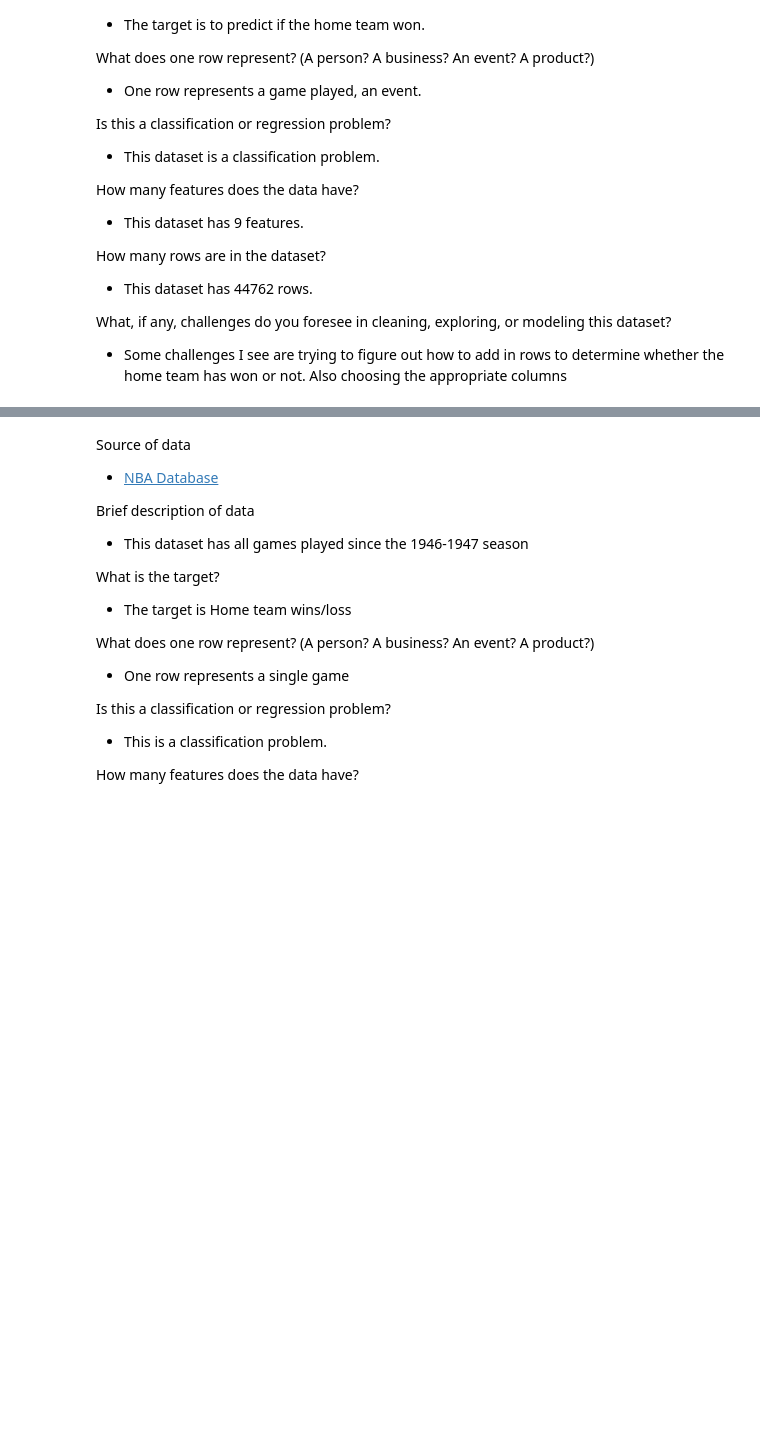
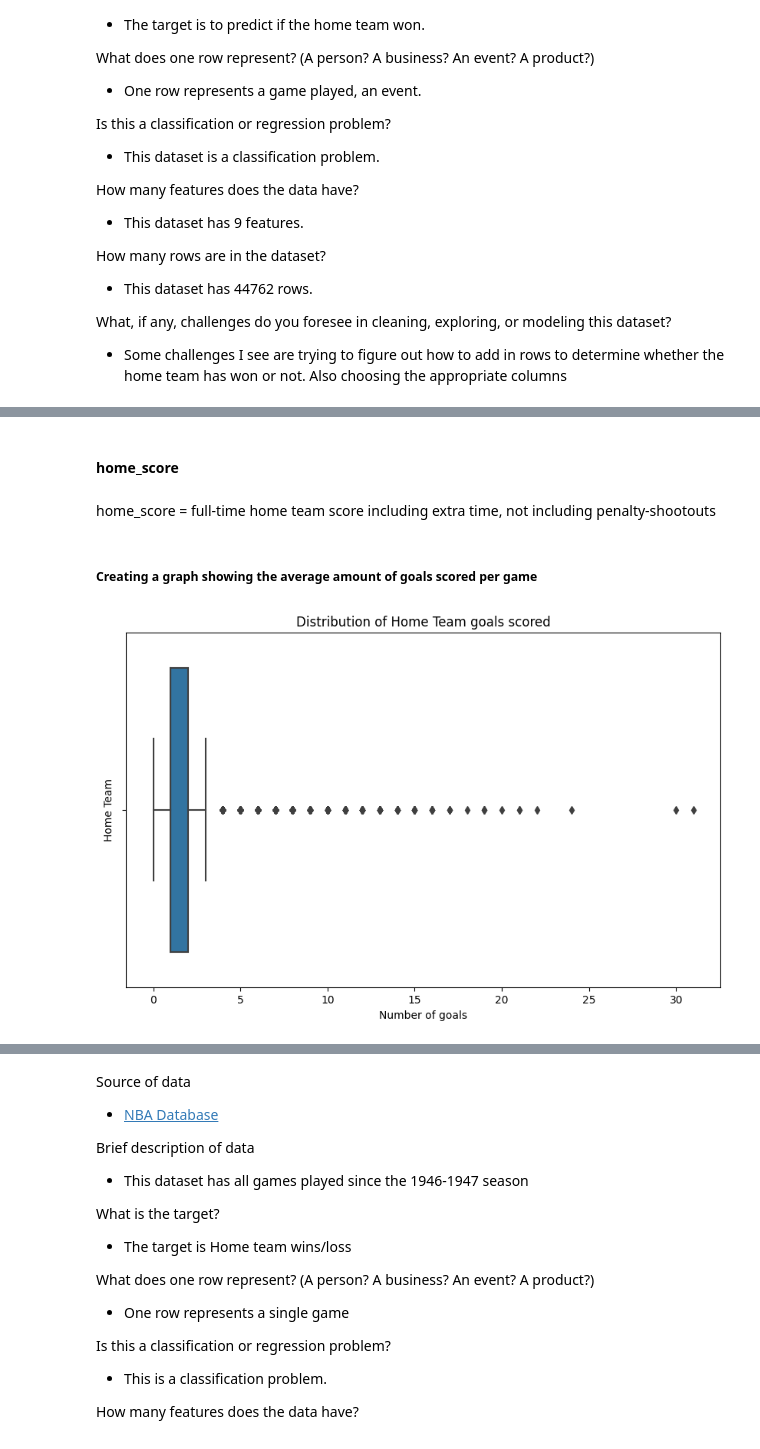
Before and after one commit to chrishunt11/Basketball-Analytics, a Jupyter notebook: Project_2.ipynb, the cells around one changed output, grey strips where cells are left out. Drawn from its saved outputs; the diff is of its cells as text; code cells hidden in the pictures; blank space fills up the shorter version.

```diff
--- a/Project_2.ipynb
+++ b/Project_2.ipynb
@@ -61,0 +54,12 @@ dff.head()
+# %%
+# creating a function to call to determine whether the home team win = 0, loss = 1, tie = 2
+def determine_outcome(row):
+    if row['home_score'] > row['away_score']:
+        return 'win'  # 0 represents 'win' for home team
+    elif row['home_score'] < row['away_score']:
+        return 'loss'  # 1 represents 'win' for away team
+    else:
+        return 'tie'  # 2 represents 'tie'
+# %%
+# applying the function to create a home_win column
+dff['home_result'] = dff.apply(determine_outcome, axis=1)
@@ -61,0 +157,14 @@ dff.head()
+# %%
+# replacing hyphens with spaces in date column
+dff['date'] = dff['date'].str.replace('-', ' ')
+
+# creating a year, month, and date column
+dff[['year', 'month', 'day']] = dff['date'].str.split(' ', expand=True)
+
+# converting the columns from string to integer
+dff['year'] = dff['year'].astype(int)
+dff['month'] = dff['month'].astype(int)
+dff['day'] = dff['day'].astype(int)
+
+# dropping the original date column
+dff.drop(columns='date', inplace=True)
@@ -61,0 +192,3 @@ dff.head()
+# %%
+# deleting the unnecessary columns
+dff = dff.drop(columns = ['city', 'home_team', 'away_team', 'tournament', 'country'])
@@ -61,0 +211,19 @@ dff.head()
+# %% [markdown]
+#### home_score
+# %% [markdown]
+home_score = full-time home team score including extra time, not including penalty-shootouts
+# %% [markdown]
+##### Creating a graph showing the average amount of goals scored per game
+# %%
+# creating the figure size
+plt.figure(figsize=(10,6))
+
+# creating a barplot
+ax = sns.boxplot(data=dff, x='home_score')
+
+# creating xlabel, ylabel, and title
+ax.set_title('Distribution of Home Team goals scored')
+ax.set_xlabel('Number of goals')
+ax.set_ylabel('Home Team');
+# %% [output]
+[figure, added]
```
Also changed, not shown: parts of 171 cells of this notebook.
